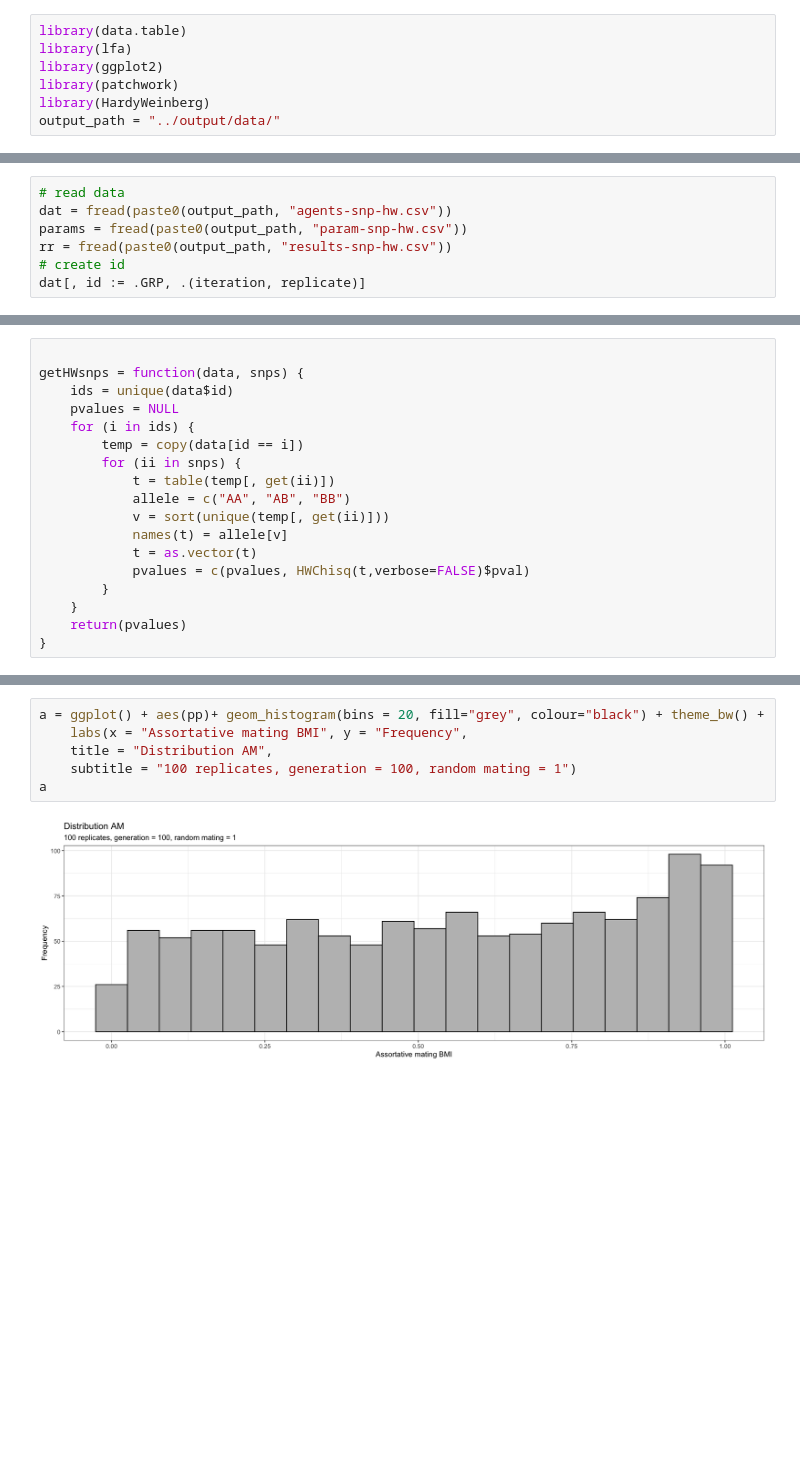
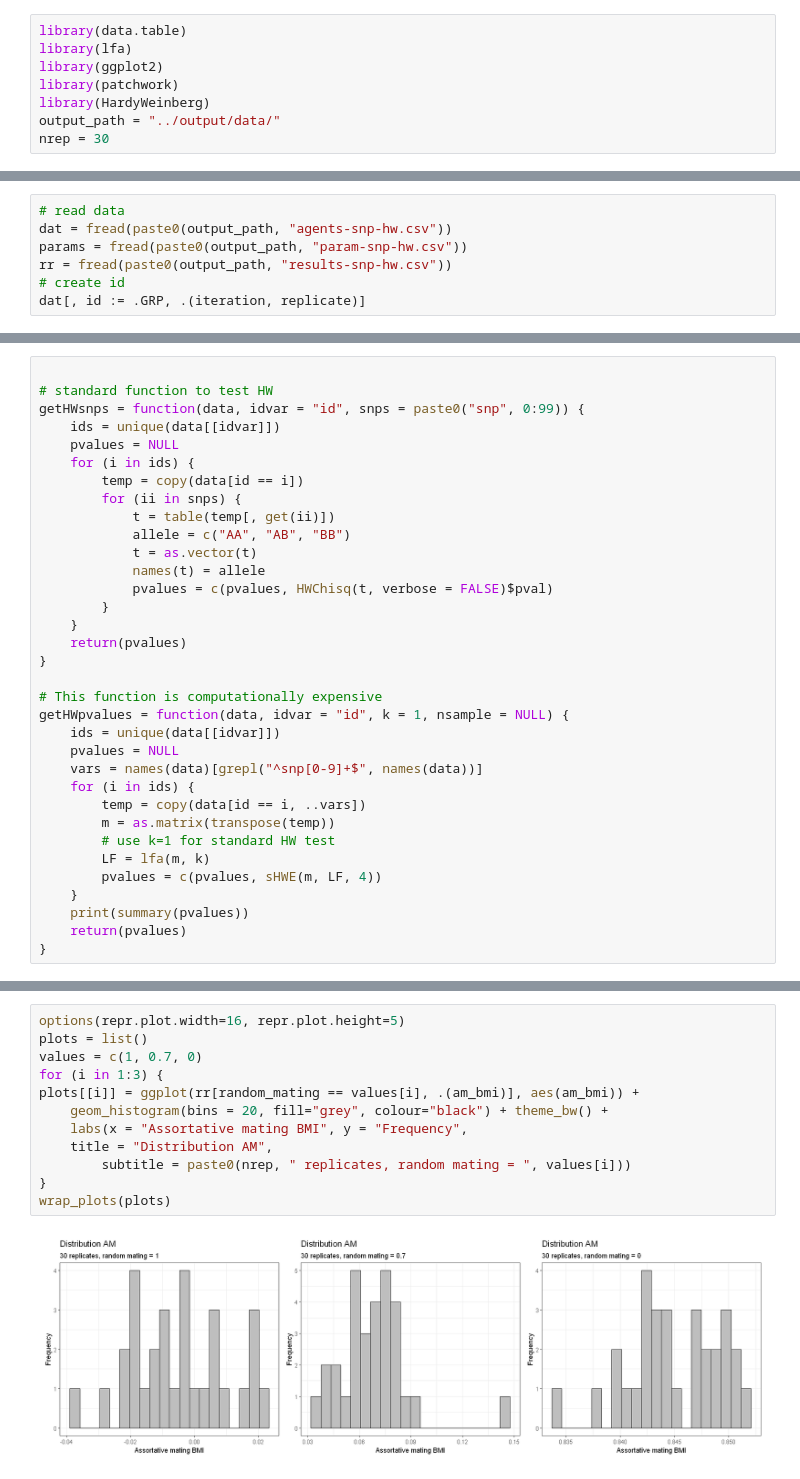
Before and after one commit to sdaza/obesity-dem-heritability, a Jupyter notebook: notebooks/testing-hw-snp-simulation.ipynb, the cells around one changed output, grey strips where cells are left out. Saved outputs shown, nothing was run; the diff lists cells and outputs as text; blank space fills up the shorter version.

```diff
--- a/notebooks/testing-hw-snp-simulation.ipynb
+++ b/notebooks/testing-hw-snp-simulation.ipynb
@@ -7,3 +13,4 @@ library(ggplot2)
 library(patchwork)
 library(HardyWeinberg)
 output_path = "../output/data/"
+nrep = 30
@@ -46,18 +49,34 @@ rr = merge(rr, params[, .(iteration, replicate, random_mating)], by = c("iterati
 # %%
 
-getHWsnps = function(data, snps) {
-    ids = unique(data$id)
+# standard function to test HW
+getHWsnps = function(data, idvar = "id", snps = paste0("snp", 0:99)) {
+    ids = unique(data[[idvar]])
     pvalues = NULL
     for (i in ids) {
         temp = copy(data[id == i])
         for (ii in snps) {
             t = table(temp[, get(ii)])
             allele = c("AA", "AB", "BB")
-            v = sort(unique(temp[, get(ii)]))
-            names(t) = allele[v]
             t = as.vector(t)
-            pvalues = c(pvalues, HWChisq(t,verbose=FALSE)$pval)
+            names(t) = allele
+            pvalues = c(pvalues, HWChisq(t, verbose = FALSE)$pval)
         }
     }
     return(pvalues)
 }
+
+# This function is computationally expensive
+getHWpvalues = function(data, idvar = "id", k = 1, nsample = NULL) {
+    ids = unique(data[[idvar]])
+    pvalues = NULL
+    vars = names(data)[grepl("^snp[0-9]+$", names(data))]
+    for (i in ids) {
+        temp = copy(data[id == i, ..vars])
+        m = as.matrix(transpose(temp))
+        # use k=1 for standard HW test
+        LF = lfa(m, k)
+        pvalues = c(pvalues, sHWE(m, LF, 4))
+    }
+    print(summary(pvalues))
+    return(pvalues)
+}
@@ -85,8 +87,14 @@ ERROR: Error in HWChisq(t, verbose = FALSE): HWChisq: X is not a 3 by 1 non-nega
 # %%
-a = ggplot() + aes(pp)+ geom_histogram(bins = 20, fill="grey", colour="black") + theme_bw() +
+options(repr.plot.width=16, repr.plot.height=5)
+plots = list()
+values = c(1, 0.7, 0)
+for (i in 1:3) {
+plots[[i]] = ggplot(rr[random_mating == values[i], .(am_bmi)], aes(am_bmi)) +
+    geom_histogram(bins = 20, fill="grey", colour="black") + theme_bw() +
     labs(x = "Assortative mating BMI", y = "Frequency",
     title = "Distribution AM",
-    subtitle = "100 replicates, generation = 100, random mating = 1")
-a
+        subtitle = paste0(nrep, " replicates, random mating = ", values[i]))
+}
+wrap_plots(plots)
 # %% [output]
-[figure, old version]
+[figure, new version]
```
Also changed, not shown: parts of 19 cells of this notebook.
